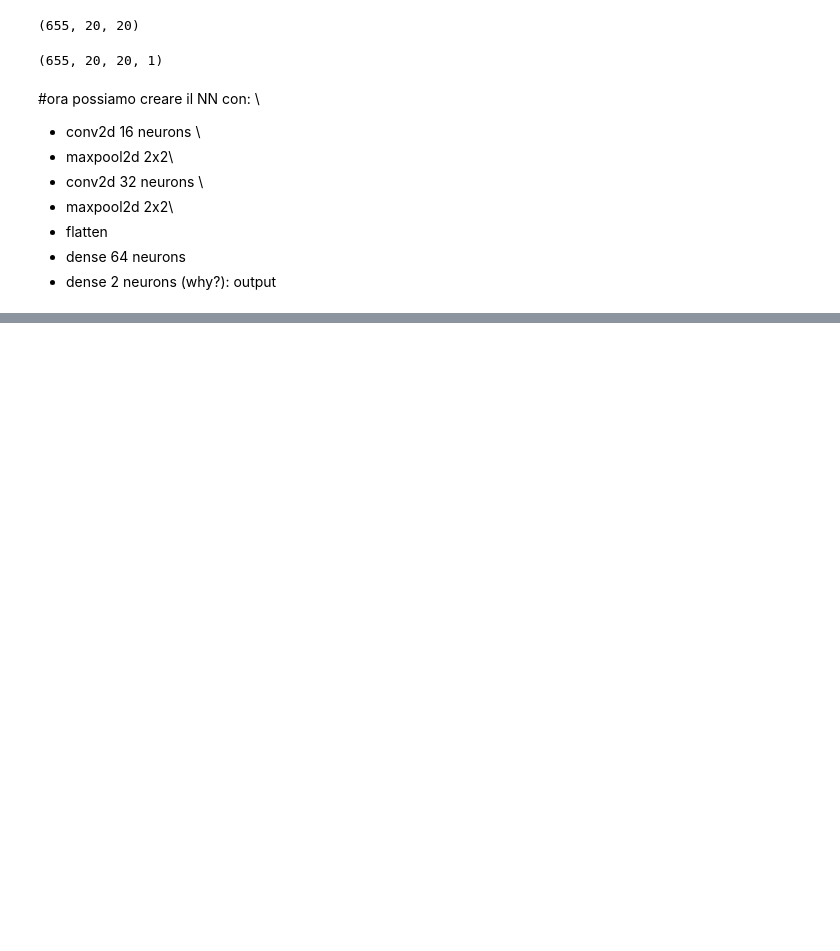
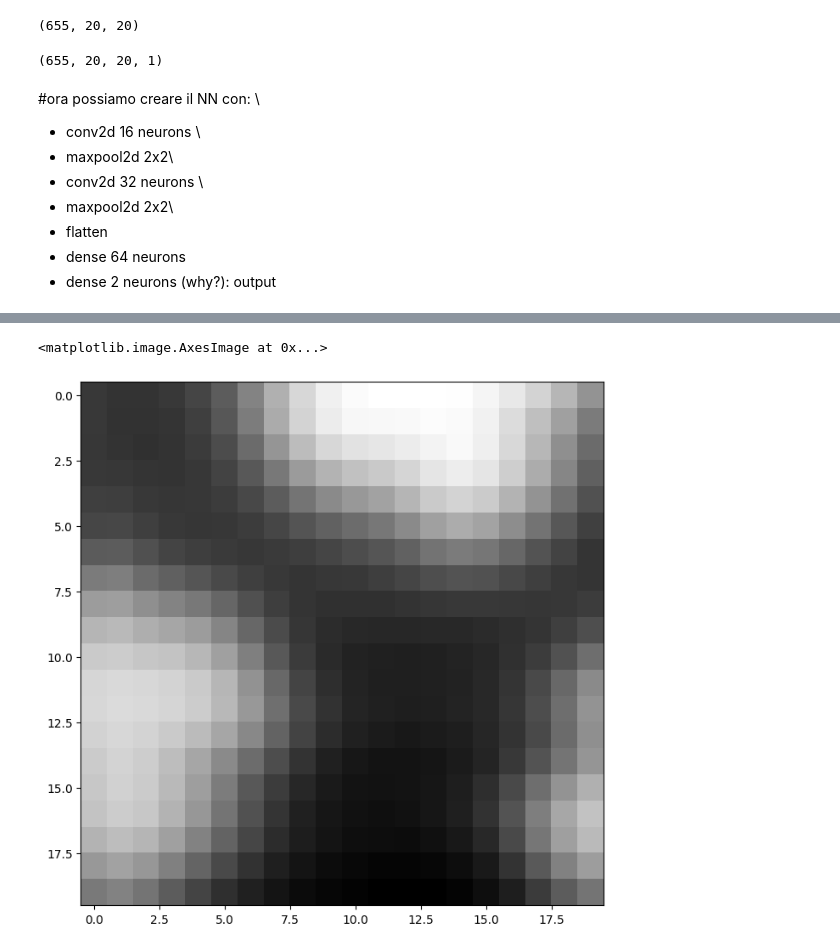
Before and after one commit to Anna-Battaglia/MLPNS_ABattaglia, a Jupyter notebook: ConvolutionalNN.ipynb, the cells around one changed output, grey strips where cells are left out. Saved outputs shown, nothing was run; the diff lists cells and outputs as text; code cells hidden in the pictures; blank space fills up the shorter version.

```diff
--- a/ConvolutionalNN.ipynb
+++ b/ConvolutionalNN.ipynb
@@ -245,0 +252,19 @@ print((4*'{:.3f}\t').format(loss_tr, acc_tr, loss_te, acc_te))
+# %%
+img = norm[51].copy()
+# %%
+#np.zeros((Nimg, Nrows, Ncols))
+nrow, ncol = img.shape
+stamps = np.zeros(((nrow - wid * 2) * (ncol - wid * 2), 2 * wid, 2 * wid))
+stamps.shape
+
+kk = 0
+for ii in range(wid, nrow - wid): #rows
+  for jj in range(wid, ncol - wid): #cols
+    stamps[kk] = img[ii-wid:ii+wid, jj-wid: jj+wid]
+    kk += 1
+feat_stmp = np.expand_dims(stamps, axis=3)
+# %%
+plt.imshow(feat_stmp[0])
+# %% [output]
+<matplotlib.image.AxesImage at 0x...>
+[figure, added]
```
Also changed, not shown: parts of 12 cells of this notebook.
